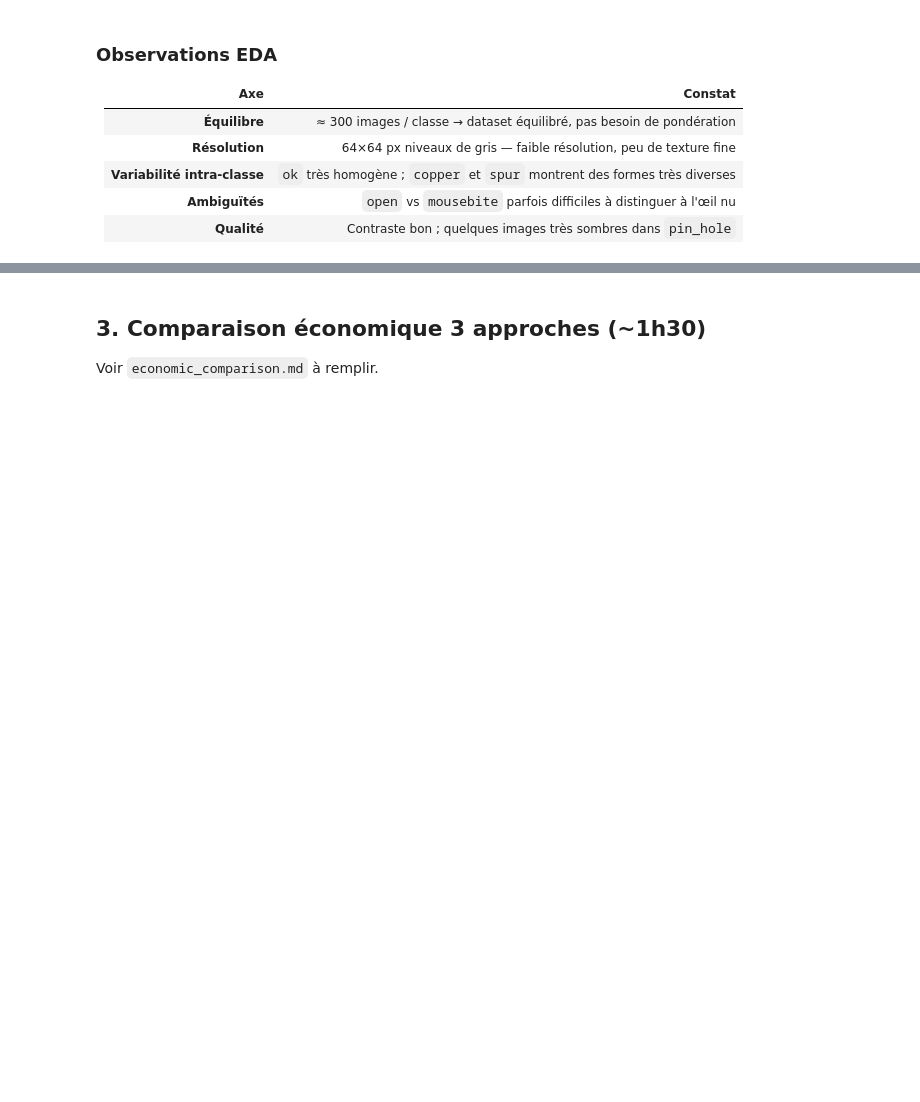
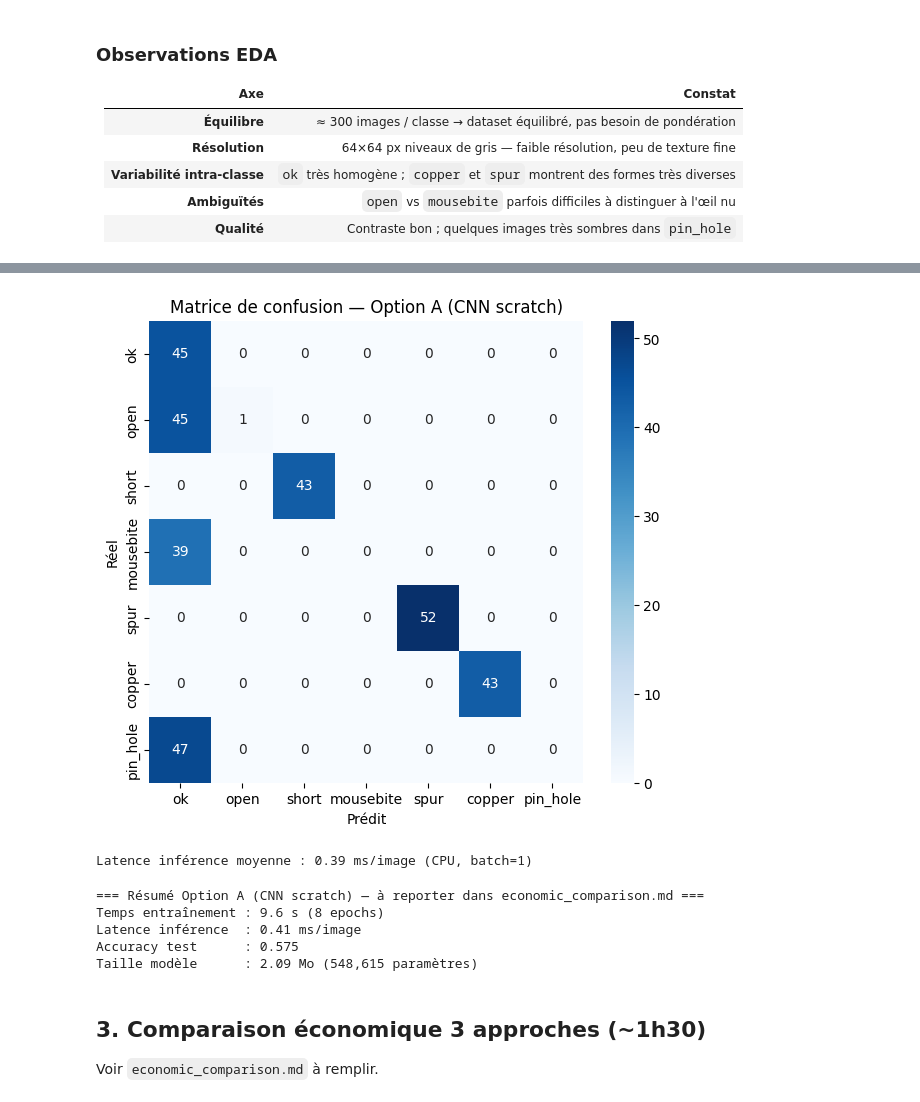
Before and after one commit to A949196/m4-b2_tom_franck, a Jupyter notebook: notebooks/M4-B2_template.ipynb, the cells around one changed output, grey strips where cells are left out. Drawn from its saved outputs; the diff is of its cells as text; code cells hidden in the pictures; blank space fills up the shorter version.

```diff
--- a/notebooks/M4-B2_template.ipynb
+++ b/notebooks/M4-B2_template.ipynb
@@ -124,0 +183,15 @@ Cf. `decisions.md` pour le choix (A / B / C).
+# %%
+# Evaluation
+test_loss, test_acc = evaluate(model, test_loader, criterion, DEVICE)
+print(f"Test accuracy : {test_acc:.3f}")
+
+model.eval()
+all_preds, all_labels = [], []
+with torch.no_grad():
+    for X, y in test_loader:
+        X = X.to(DEVICE)
+        preds = model(X).argmax(dim=1)
+        all_preds.extend(preds.cpu().tolist())
+        all_labels.extend(y.tolist())
+
+print(classification_report(all_labels, all_preds, target_names=CLASSES))
@@ -125,3 +213,52 @@ Cf. `decisions.md` pour le choix (A / B / C).
+# %%
+cm = confusion_matrix(all_labels, all_preds)
+plt.figure(figsize=(7, 6))
+sns.heatmap(cm, annot=True, fmt="d", xticklabels=CLASSES, yticklabels=CLASSES, cmap="Blues")
+plt.xlabel("Prédit")
+plt.ylabel("Réel")
+plt.title("Matrice de confusion — Option A (CNN scratch)")
+plt.show()
+# %% [output]
+[figure, added]
+# %%
+# Latence d'inférence
+model.eval()
+n_samples = 50
+sample_batch = next(iter(test_loader))[0][:1].to(DEVICE)  # 1 image
+
+# warm-up
+with torch.no_grad():
+    _ = model(sample_batch)
+
+t0 = time.time()
+with torch.no_grad():
+    for _ in range(n_samples):
+        _ = model(sample_batch)
+latency_ms = (time.time() - t0) / n_samples * 1000
+
+print(f"Latence inférence moyenne : {latency_ms:.2f} ms/image (CPU, batch=1)")
+# %% [output]
+Latence inférence moyenne : 0.39 ms/image (CPU, batch=1)
+# %%
+# Sauvegarde du modèle
+import os
+os.makedirs("models", exist_ok=True)
+torch.save(model.state_dict(), "models/option_a_cnn.pt")
+
+n_params = sum(p.numel() for p in model.parameters())
+model_size_mb = n_params * 4 / (1024 ** 2)  # float32 = 4 bytes
+
+print("=== Résumé Option A (CNN scratch) — à reporter dans economic_comparison.md ===")
+print(f"Temps entraînement : {train_time_sec:.1f} s ({EPOCHS} epochs)")
+print(f"Latence inférence  : {latency_ms:.2f} ms/image")
+print(f"Accuracy test      : {test_acc:.3f}")
+print(f"Taille modèle      : {model_size_mb:.2f} Mo ({n_params:,} paramètres)")
+# %% [output]
+=== Résumé Option A (CNN scratch) — à reporter dans economic_comparison.md ===
+Temps entraînement : 9.6 s (8 epochs)
+Latence inférence  : 0.41 ms/image
+Accuracy test      : 0.575
+Taille modèle      : 2.09 Mo (548,615 paramètres)
 # %% [markdown]
 ## 3. Comparaison économique 3 approches (~1h30)
 
```
Also changed, not shown: parts of 7 cells of this notebook.
